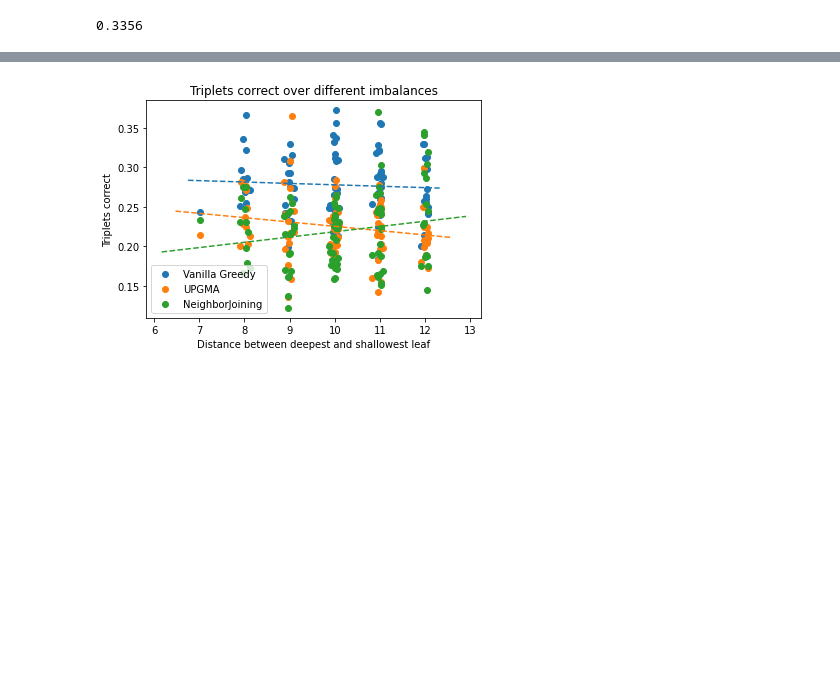
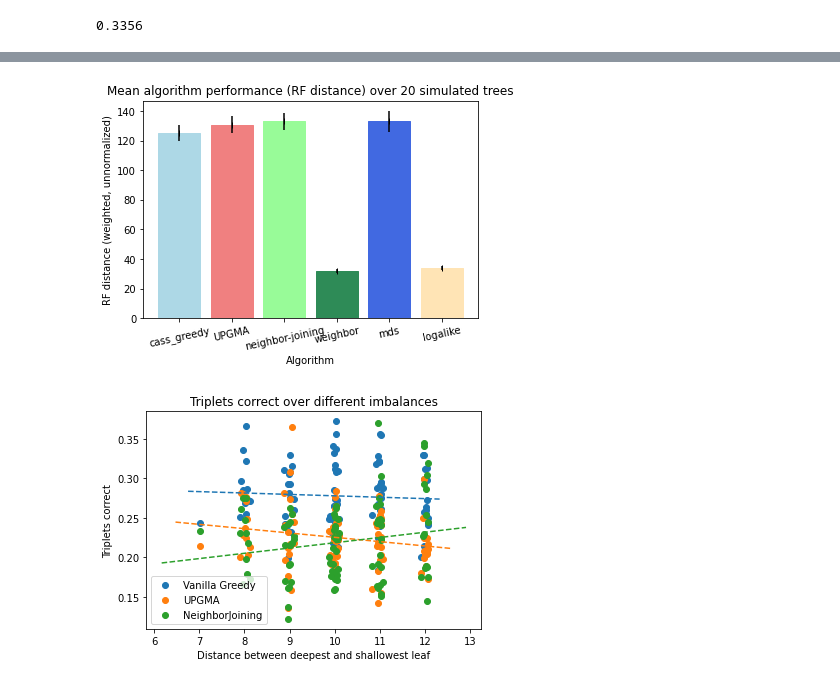
Before and after one commit to sitarapersad/lineageTracing, a Jupyter notebook: generate_trees.ipynb, the cells around one changed output, grey strips where cells are left out. Saved outputs shown, nothing was run; the diff lists cells and outputs as text; code cells hidden in the pictures; blank space fills up the shorter version.

Commit message:
compare logalike, mds, weighbor to cassiopeia

```diff
--- a/generate_trees.ipynb
+++ b/generate_trees.ipynb
@@ -402,3 +415,24 @@ lineage simulation failed, skipping this tree
 # %%
 import matplotlib.pyplot as plt
 from sklearn.linear_model import LinearRegression
+# %%
+algo_names=["cass_greedy", "UPGMA", "neighbor-joining", "weighbor", "mds", "logalike"]
+rf_means = np.mean(rf_results, axis=0)
+rf_stds = np.std(rf_results, axis=0)
+rf_stds *= 2/iterations
+barlist = plt.bar(algo_names,rf_means)
+barlist[0].set_color('lightblue')
+barlist[1].set_color('lightcoral')
+barlist[2].set_color('palegreen')
+barlist[3].set_color('seagreen')
+barlist[4].set_color('royalblue')
+barlist[5].set_color('moccasin')
+plt.xticks(rotation=12)
+plt.xlabel("Algorithm")
+plt.ylabel("RF distance (weighted, unnormalized)")
+plt.title("Mean algorithm performance (RF distance) over 20 simulated trees")
+plt.errorbar(algo_names, rf_means, yerr=rf_stds, fmt="|", color="black")
+plt.savefig("algo_comp.png", dpi=300)
+plt.show()
+# %% [output]
+[figure, added]
```
Also changed, not shown: parts of 5 cells of this notebook, 4 other files.
